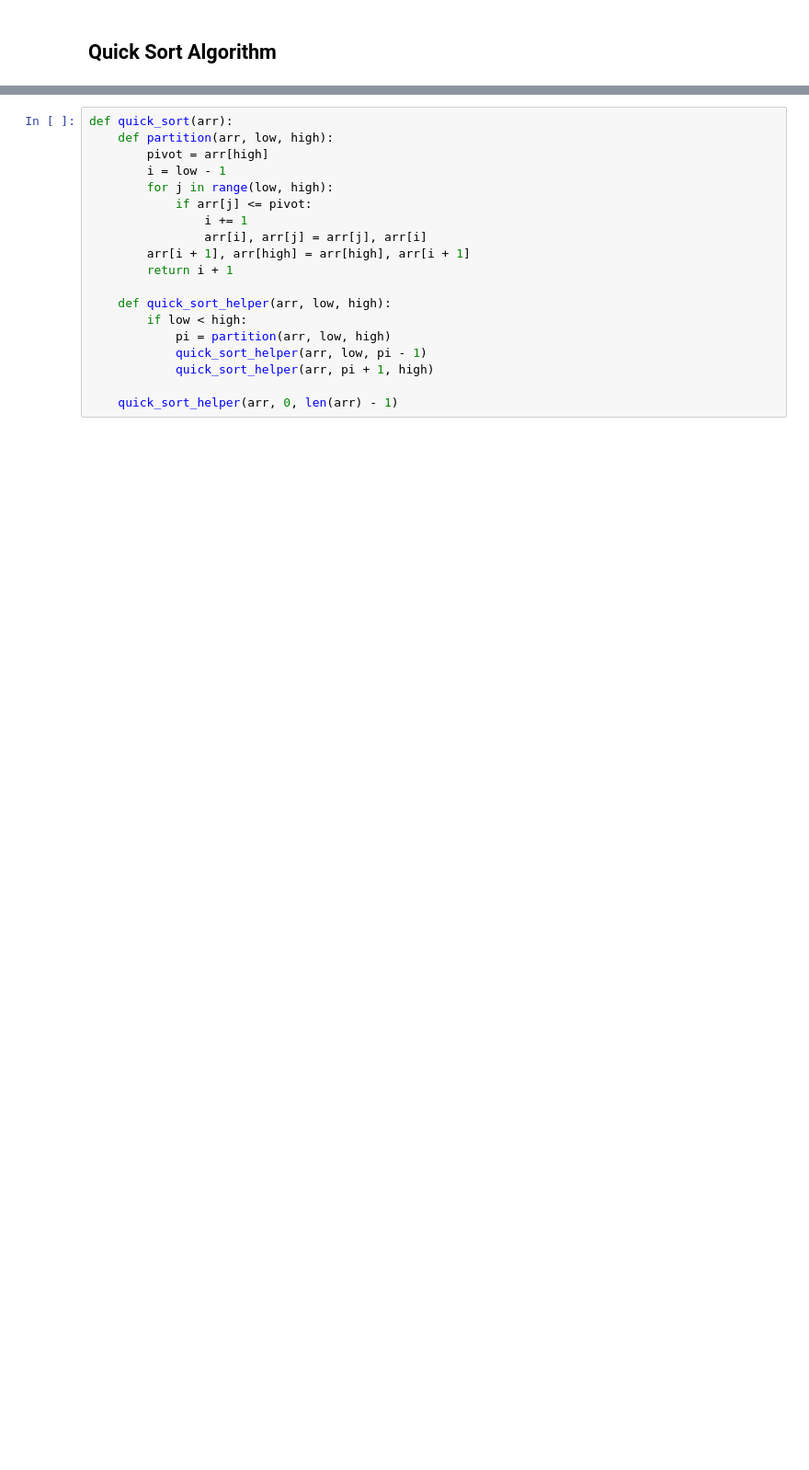
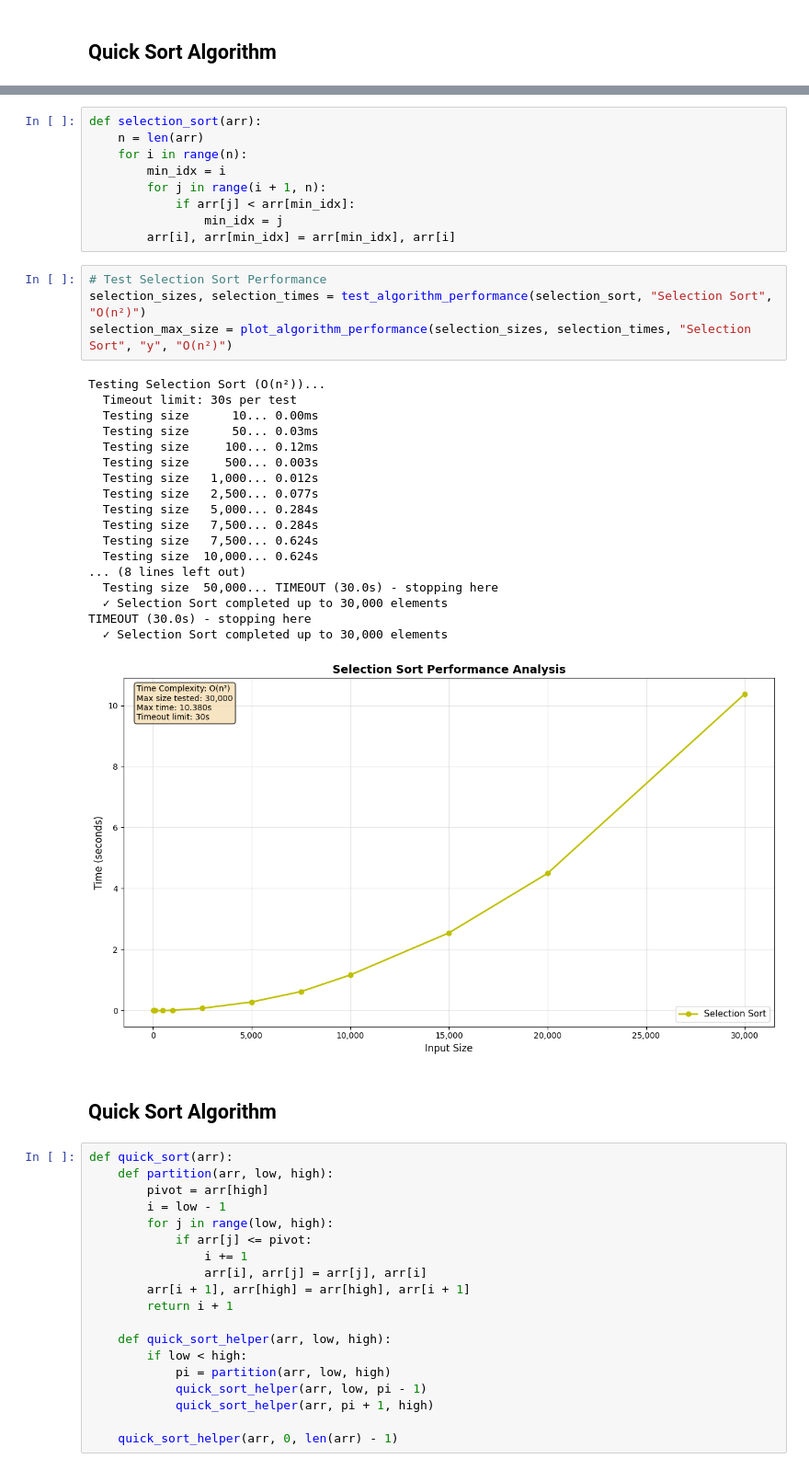
Before and after one commit to aryamaddel/DAA-college-work, a Jupyter notebook: sorting_algorithm_analysis.ipynb, the cells around one changed output, grey strips where cells are left out. Shown at 92% size. Cells and saved outputs as stored; diff of their text form; blank space fills up the shorter version.

```diff
--- a/sorting_algorithm_analysis.ipynb
+++ b/sorting_algorithm_analysis.ipynb
@@ -106,3 +181,37 @@ print()
+# %%
+def selection_sort(arr):
+    n = len(arr)
+    for i in range(n):
+        min_idx = i
+        for j in range(i + 1, n):
+            if arr[j] < arr[min_idx]:
+                min_idx = j
+        arr[i], arr[min_idx] = arr[min_idx], arr[i]
+# %%
+# Test Selection Sort Performance
+selection_sizes, selection_times = test_algorithm_performance(selection_sort, "Selection Sort", "O(n²)")
+selection_max_size = plot_algorithm_performance(selection_sizes, selection_times, "Selection Sort", "y", "O(n²)")
+# %% [output]
+Testing Selection Sort (O(n²))...
+  Timeout limit: 30s per test
+  Testing size      10... 0.00ms
+  Testing size      50... 0.03ms
+  Testing size     100... 0.12ms
+  Testing size     500... 0.003s
+  Testing size   1,000... 0.012s
+  Testing size   2,500... 0.077s
+  Testing size   5,000... 0.284s
+  Testing size   7,500... 0.284s
+  Testing size   7,500... 0.624s
+  Testing size  10,000... 0.624s
+... (8 lines left out)
+  Testing size  50,000... TIMEOUT (30.0s) - stopping here
+  ✓ Selection Sort completed up to 30,000 elements
+TIMEOUT (30.0s) - stopping here
+  ✓ Selection Sort completed up to 30,000 elements
+[figure, added]
+# %% [markdown]
+## Quick Sort Algorithm
 # %%
 def quick_sort(arr):
     def partition(arr, low, high):
```
Also changed, not shown: parts of 9 cells of this notebook.
